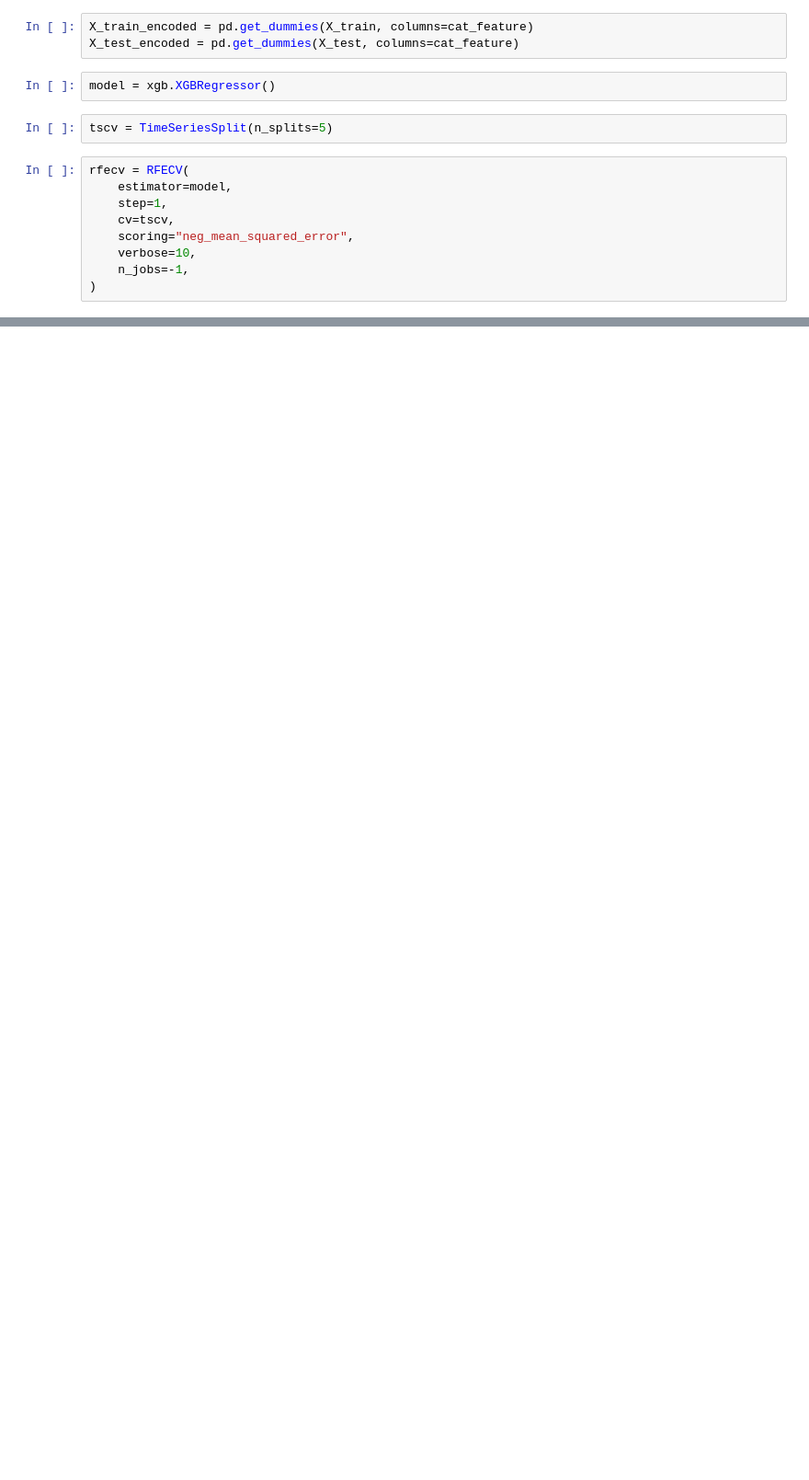
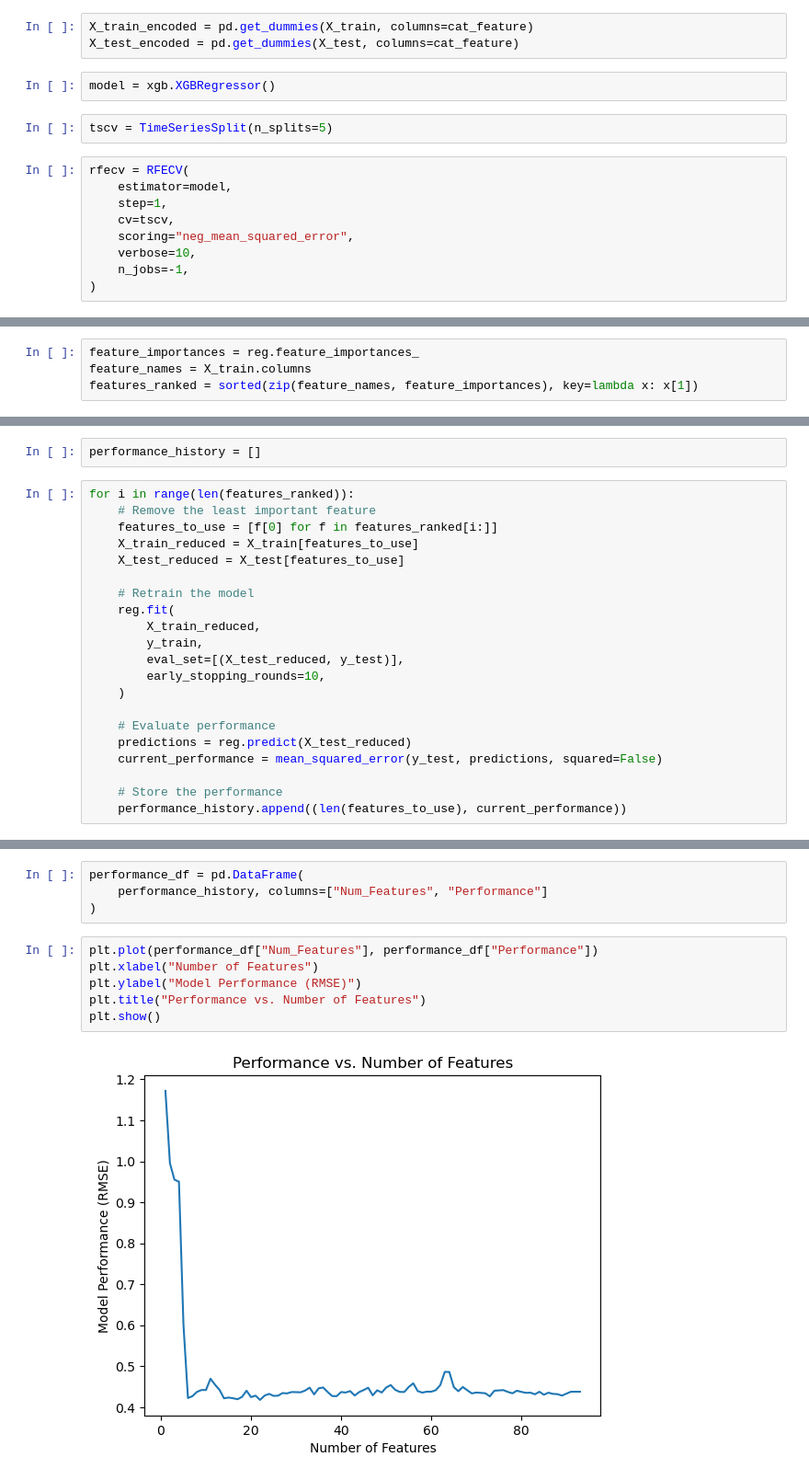
Before and after one commit to Ameya1337/Bike-Counters-Ameya---Qiling, a Jupyter notebook: timeseries continued.ipynb, the cells around one changed output, grey strips where cells are left out. Shown: that part at 92% size. Drawn from its saved outputs; the diff is of its cells as text; blank space fills up the shorter version.

```diff
--- a/timeseries continued.ipynb
+++ b/timeseries continued.ipynb
@@ -1741,0 +1932,4 @@ optimal_features = X_train_encoded.columns[rfecv.support_]
+# %%
+feature_importances = reg.feature_importances_
+feature_names = X_train.columns
+features_ranked = sorted(zip(feature_names, feature_importances), key=lambda x: x[1])
@@ -1741,0 +1956,23 @@ optimal_features = X_train_encoded.columns[rfecv.support_]
+# %%
+performance_history = []
+# %%
+for i in range(len(features_ranked)):
+    # Remove the least important feature
+    features_to_use = [f[0] for f in features_ranked[i:]]
+    X_train_reduced = X_train[features_to_use]
+    X_test_reduced = X_test[features_to_use]
+
+    # Retrain the model
+    reg.fit(
+        X_train_reduced,
+        y_train,
+        eval_set=[(X_test_reduced, y_test)],
+        early_stopping_rounds=10,
+    )
+
+    # Evaluate performance
+    predictions = reg.predict(X_test_reduced)
+    current_performance = mean_squared_error(y_test, predictions, squared=False)
+
+    # Store the performance
+    performance_history.append((len(features_to_use), current_performance))
@@ -1741,0 +1997,12 @@ optimal_features = X_train_encoded.columns[rfecv.support_]
+# %%
+performance_df = pd.DataFrame(
+    performance_history, columns=["Num_Features", "Performance"]
+)
+# %%
+plt.plot(performance_df["Num_Features"], performance_df["Performance"])
+plt.xlabel("Number of Features")
+plt.ylabel("Model Performance (RMSE)")
+plt.title("Performance vs. Number of Features")
+plt.show()
+# %% [output]
+[figure, added]
```
Also changed, not shown: parts of 39 cells of this notebook.
